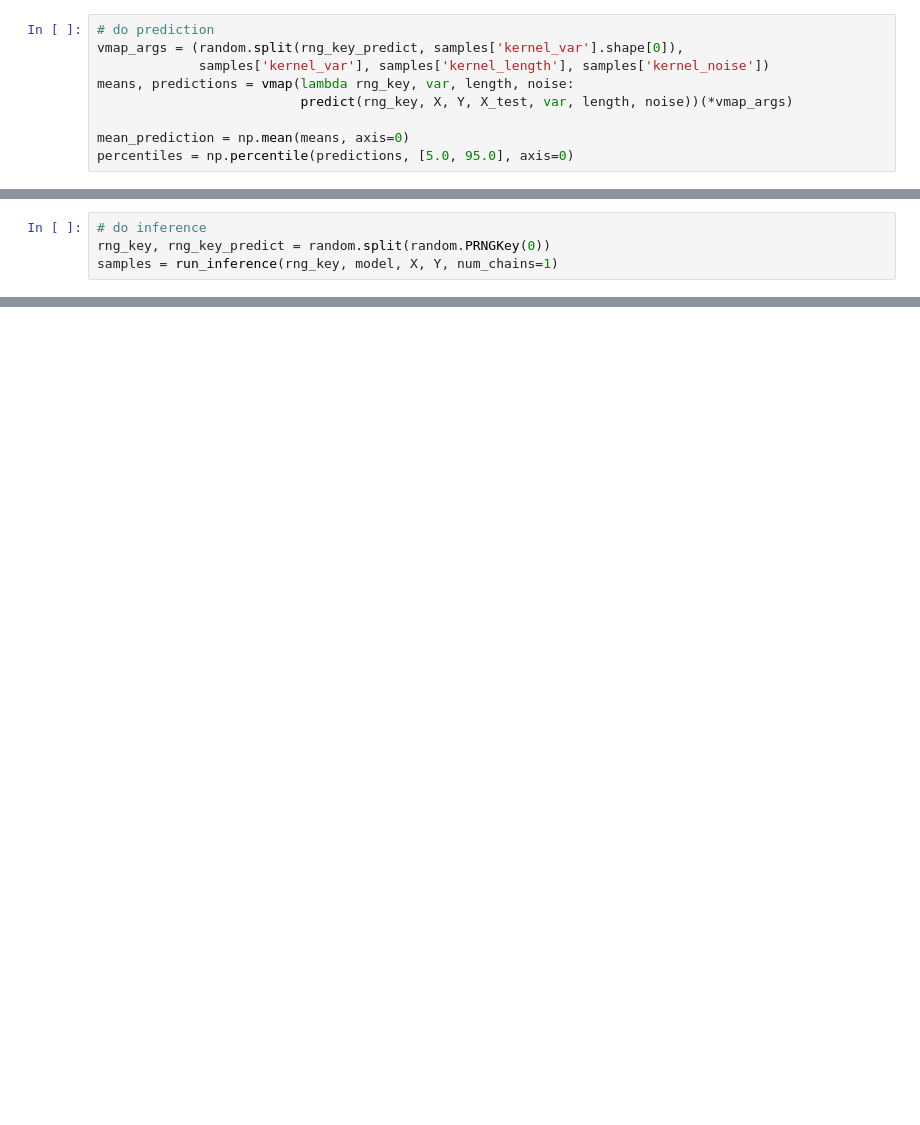
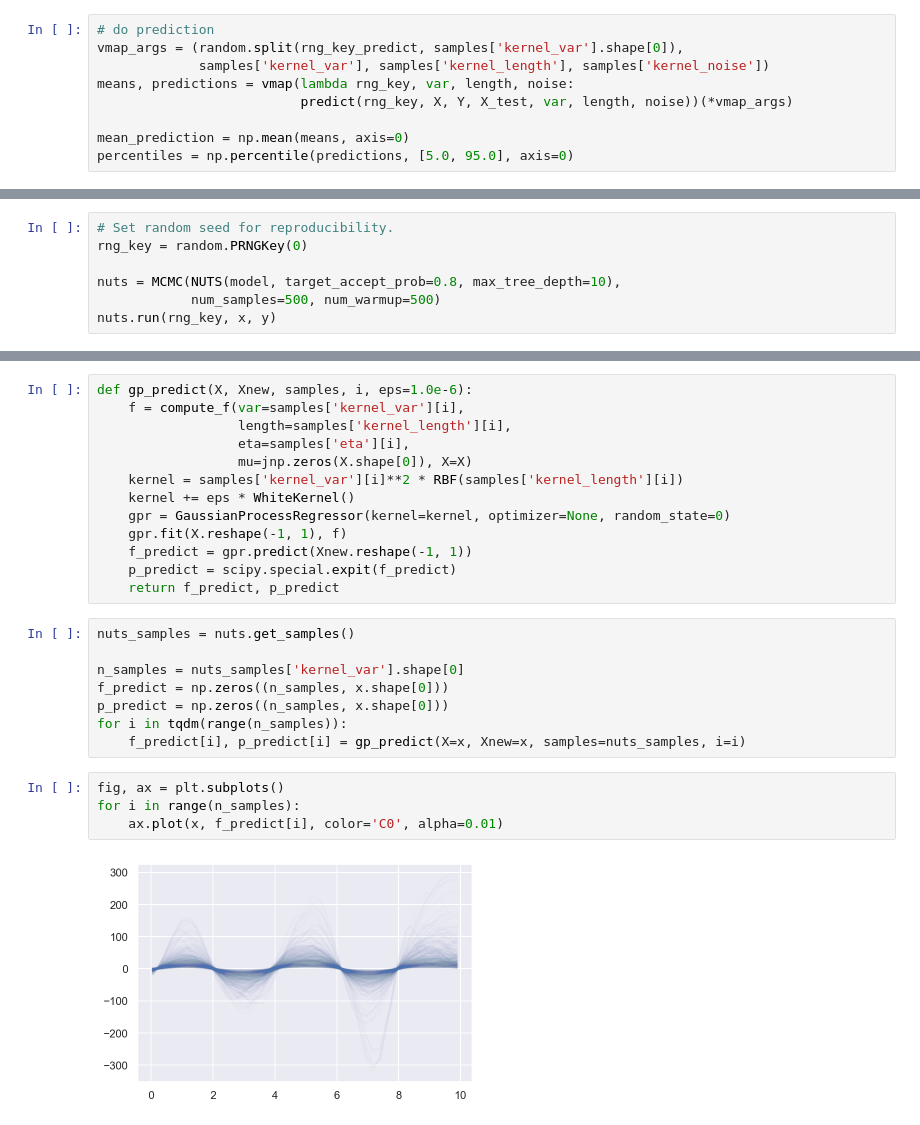
Before and after one commit to AurelienNioche/TransformedGP, a Jupyter notebook: numpyro-gp-demo.ipynb, the cells around one changed output, grey strips where cells are left out. Cells and saved outputs as stored; diff of their text form; blank space fills up the shorter version.

```diff
--- a/numpyro-gp-demo.ipynb
+++ b/numpyro-gp-demo.ipynb
@@ -208,4 +148,0 @@ def predict(rng_key, X, Y, X_test, var, length, noise):
-# %%
-# do inference
-rng_key, rng_key_predict = random.split(random.PRNGKey(0))
-samples = run_inference(rng_key, model, X, Y, num_chains=1)
@@ -242,0 +206,7 @@ ax.set(xlabel="X", ylabel="Y", title="Mean predictions with 90% CI");
+# %%
+# Set random seed for reproducibility.
+rng_key = random.PRNGKey(0)
+
+nuts = MCMC(NUTS(model, target_accept_prob=0.8, max_tree_depth=10),
+            num_samples=500, num_warmup=500)
+nuts.run(rng_key, x, y)
@@ -242,0 +245,27 @@ ax.set(xlabel="X", ylabel="Y", title="Mean predictions with 90% CI");
+# %%
+def gp_predict(X, Xnew, samples, i, eps=1.0e-6):
+    f = compute_f(var=samples['kernel_var'][i],
+                  length=samples['kernel_length'][i],
+                  eta=samples['eta'][i],
+                  mu=jnp.zeros(X.shape[0]), X=X)
+    kernel = samples['kernel_var'][i]**2 * RBF(samples['kernel_length'][i])
+    kernel += eps * WhiteKernel()
+    gpr = GaussianProcessRegressor(kernel=kernel, optimizer=None, random_state=0)
+    gpr.fit(X.reshape(-1, 1), f)
+    f_predict = gpr.predict(Xnew.reshape(-1, 1))
+    p_predict = scipy.special.expit(f_predict)
+    return f_predict, p_predict
+# %%
+nuts_samples = nuts.get_samples()
+
+n_samples = nuts_samples['kernel_var'].shape[0]
+f_predict = np.zeros((n_samples, x.shape[0]))
+p_predict = np.zeros((n_samples, x.shape[0]))
+for i in tqdm(range(n_samples)):
+    f_predict[i], p_predict[i] = gp_predict(X=x, Xnew=x, samples=nuts_samples, i=i)
+# %%
+fig, ax = plt.subplots()
+for i in range(n_samples):
+    ax.plot(x, f_predict[i], color='C0', alpha=0.01)
+# %% [output]
+[figure, added]
```
Also changed, not shown: parts of 31 cells of this notebook, 7 other files.
